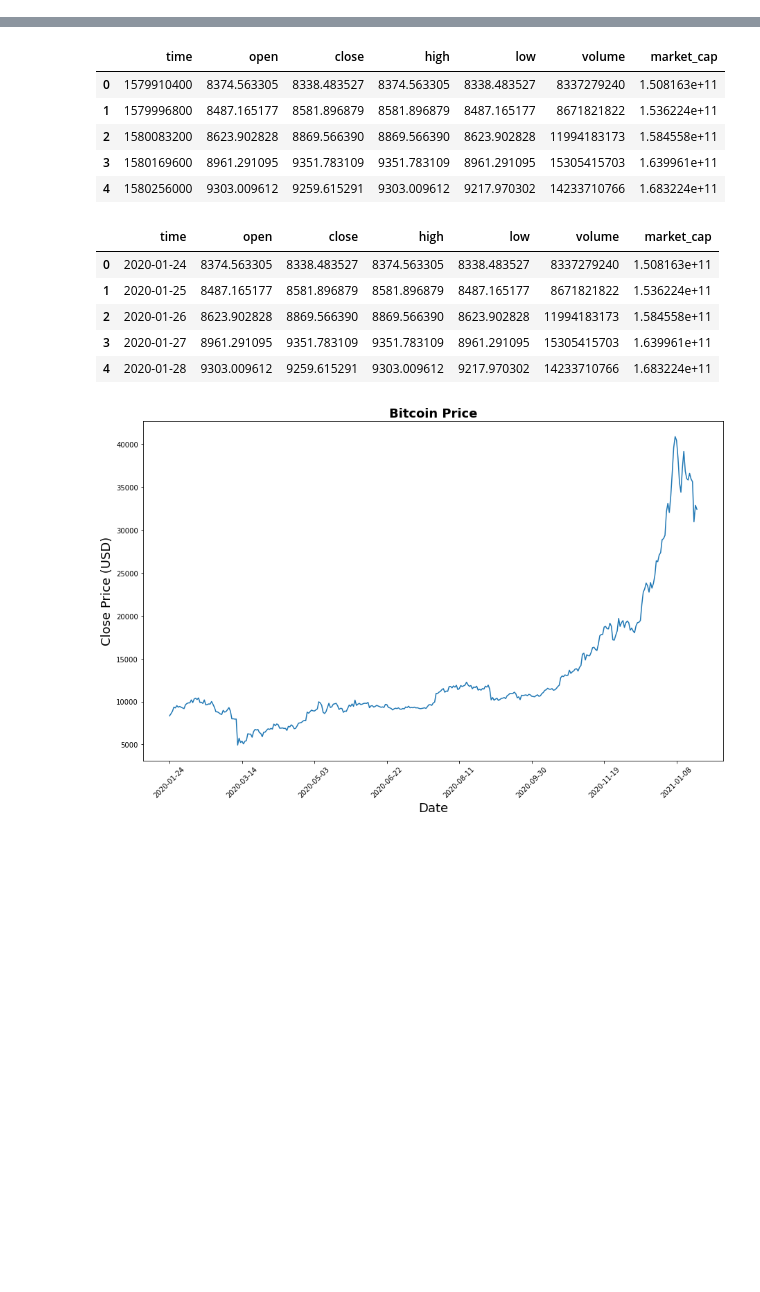
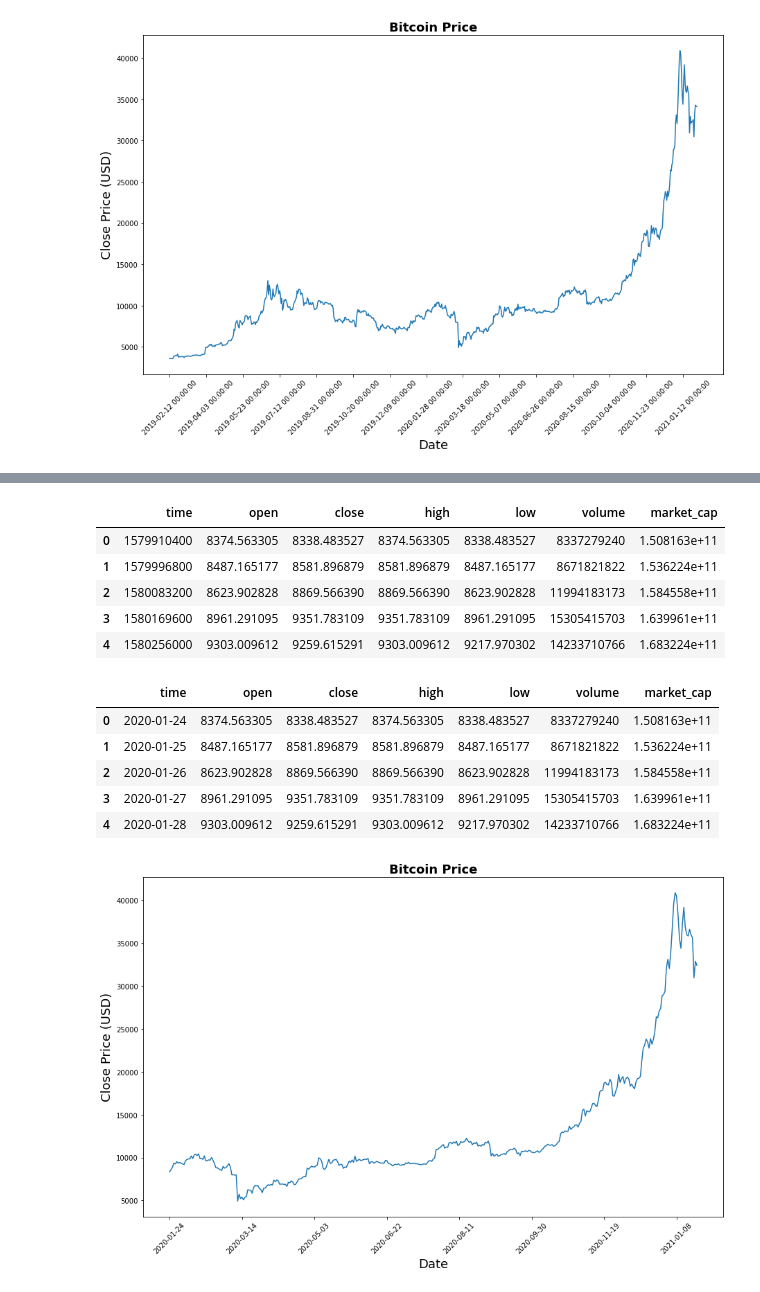
Before and after one commit to kanggg007/Cyptocurrency_project, a Jupyter notebook: LSTM_model.ipynb, the cells around one changed output, grey strips where cells are left out. Saved outputs shown, nothing was run; the diff lists cells and outputs as text; code cells hidden in the pictures; blank space fills up the shorter version.

```diff
--- a/LSTM_model.ipynb
+++ b/LSTM_model.ipynb
@@ -7,0 +10,20 @@ import seaborn as sns
+# %%
+#top 20 coins based on market share
+coin_list = [
+'BTC','ETH','USDT','DOT','XRP',
+'ADA','LINK','LTC','BCH','XLM',
+'BNB','DOGE','USDC','HEX','UNI',
+'WBTC','AAVE','BSV','EOS','CEL'
+]
+
+#input table to analyze
+print('Enter coin to analyze:')
+coin = input()
+coin=coin.upper()
+coin=coin.replace(" ", "")
+while coin not in coin_list:
+    print('Enter valid coin:')
+    coin = input()
+    coin=coin.upper()
+    coin=coin.replace(" ", "")
+table_name=coin+'_data'
@@ -7,0 +33,9 @@ import seaborn as sns
+# %%
+# from config import db_password
+from config2 import db_password
+db_string = f"postgres://postgres:{db_password}@localhost/cryptocurrency_db"
+engine = create_engine(db_string)
+
+#import test dataset
+coin_df = pd.read_sql('SELECT time, close FROM public."'+table_name+'"', engine)
+coin_df.head()
@@ -8,3 +49,15 @@ import seaborn as sns
+# %%
+price = coin_df[['close']]
+
+plt.figure(figsize = (15,9))
+plt.plot(price)
+plt.xticks(range(0, coin_df.shape[0],50), coin_df['time'].loc[::50],rotation=45)
+plt.title(coin+" Price",fontsize=18, fontweight='bold')
+plt.xlabel('Date',fontsize=18)
+plt.ylabel('Close Price (USD)',fontsize=18)
+plt.show()
+# %% [output]
+[figure, added]
 # %%
 data = pd.read_csv('test_bitcoin.csv')
 data.head()
```
Also changed, not shown: parts of 7 cells of this notebook.
